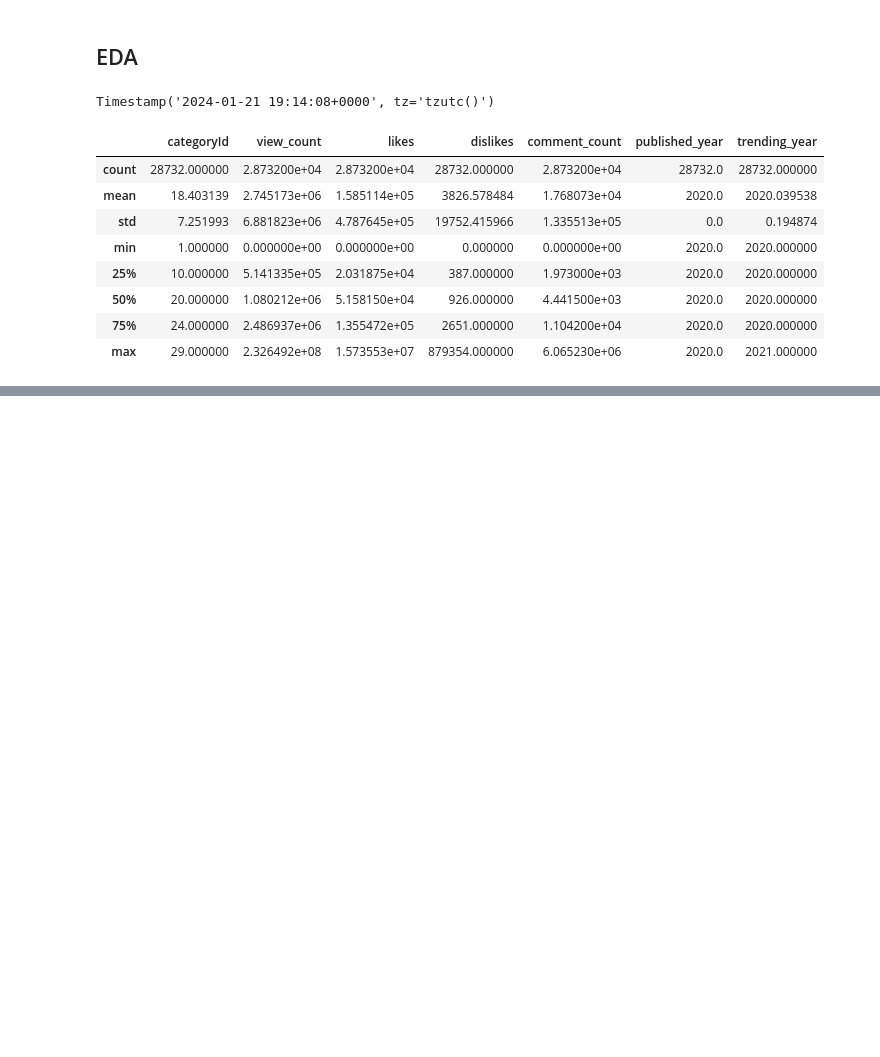
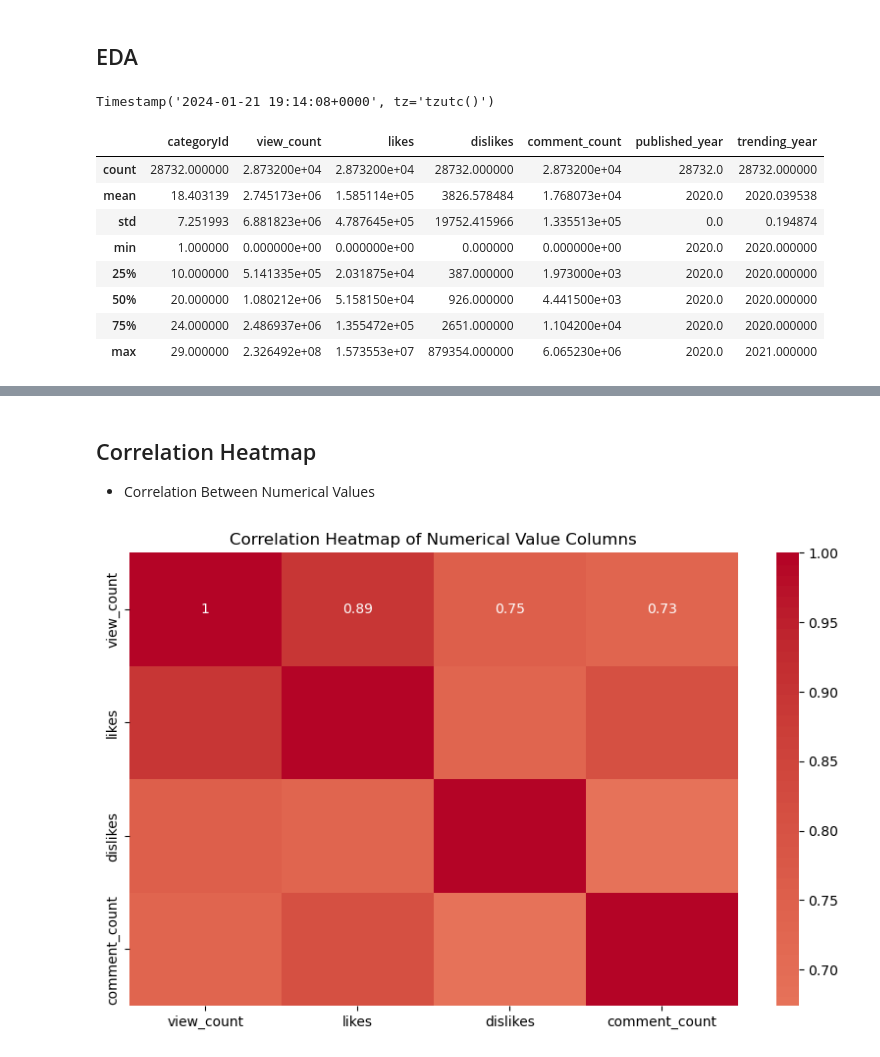
Before and after one commit to lewah/mangosplit, a Jupyter notebook: YOUTUBE/youtube_analysis.ipynb, the cells around one changed output, grey strips where cells are left out. Drawn from its saved outputs; the diff is of its cells as text; code cells hidden in the pictures; blank space fills up the shorter version.

```diff
--- a/YOUTUBE/youtube_analysis.ipynb
+++ b/YOUTUBE/youtube_analysis.ipynb
@@ -189,0 +412,18 @@ viewsdf = df_2020[df_2020['view_count'] >= 2000000]
+# %% [markdown]
+Correlation Heatmap
+---
+* Correlation Between Numerical Values
+# %%
+# Select numerical columns
+numerical_columns = ['view_count', 'likes', 'dislikes', 'comment_count']
+
+# Calculate correlation matrix
+correlation_matrix = df_2020[numerical_columns].corr()
+
+# Create a heatmap
+plt.figure(figsize=(10, 6))
+sns.heatmap(correlation_matrix, annot=True, cmap='coolwarm', center=0)
+plt.title('Correlation Heatmap of Numerical Value Columns')
+plt.show()
+# %% [output]
+[figure, added]
```
Also changed, not shown: parts of 27 cells of this notebook, 1 other file.
